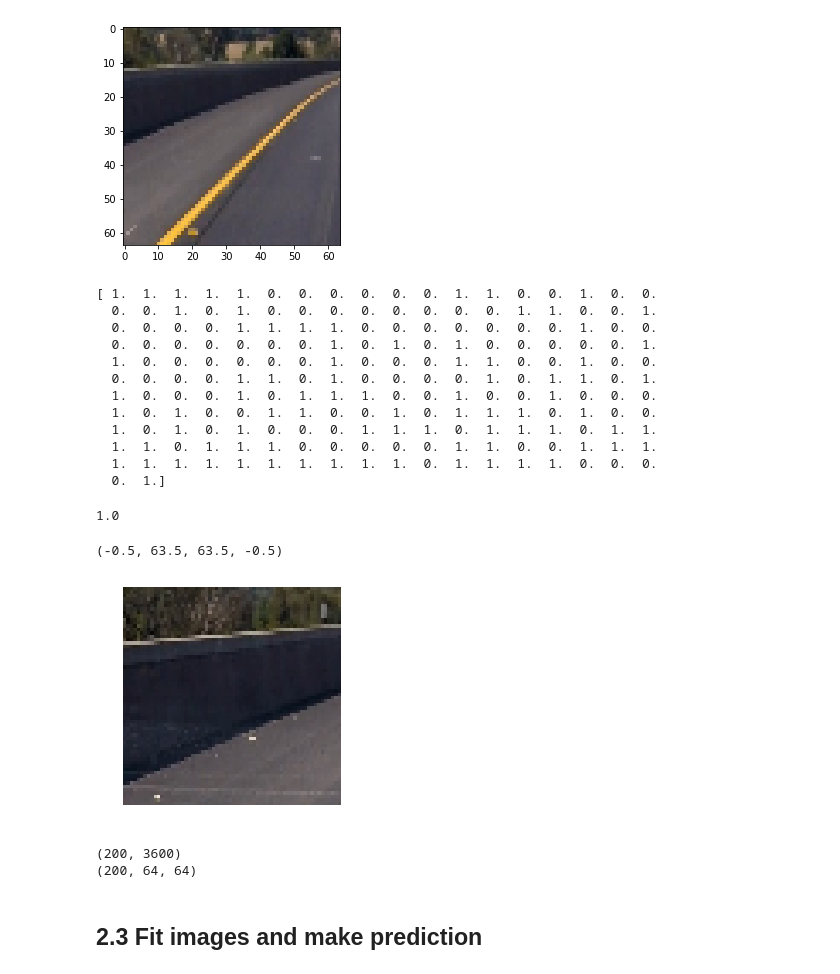
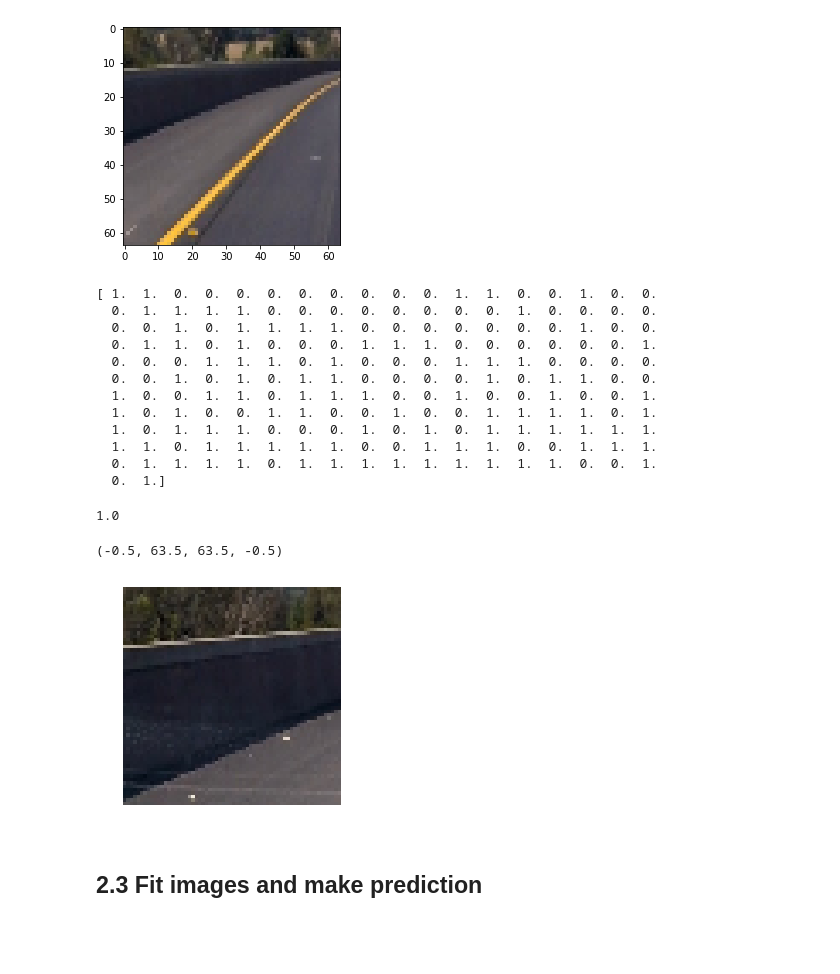
Before and after one commit to Wolfgang90/vehicleTracking, a Jupyter notebook: vehicle_detection_and_tracking.ipynb, the cells around one changed output. Saved outputs shown, nothing was run; the diff lists cells and outputs as text; code cells hidden in the pictures; blank space fills up the shorter version.

```diff
--- a/vehicle_detection_and_tracking.ipynb
+++ b/vehicle_detection_and_tracking.ipynb
@@ -202,8 +202,8 @@ imgs_vehicle = glob.glob('labeled_data/vehicles/*/*.png')
 imgs_non_vehicle = glob.glob('labeled_data/non-vehicles/*/*.png')
 
 # Shuffle pathes
-imgs_vehicle = shuffle(imgs_vehicle,random_state = 100)
-imgs_non_vehicle = shuffle(imgs_non_vehicle, random_state = 100)
+#imgs_vehicle = shuffle(imgs_vehicle,random_state = 100)
+#imgs_non_vehicle = shuffle(imgs_non_vehicle, random_state = 100)
 print("Number of images with cars:\t{}\nNumber of images without cars:\t{}\nTotal number of images:\t{}".format(len(imgs_vehicle),len(imgs_non_vehicle),len(imgs_vehicle)+len(imgs_non_vehicle)))
 # %% [output]
 Number of images with cars:     8792
@@ -243,28 +261,29 @@ def visualize_hog(img, hog_channel):
     feature_vec = True
 
     # Initialize lists to take up parameters for all images to be visualized (already contains initial image)
-    imgs = [img]
+    img_tmp = np.copy(img)
+    imgs = [img_tmp]
     cmaps = [None]
     headings = ["Start image"]
 
     # Add parameters for 0-image channel to lists
     if hog_channel == 0 or hog_channel == "ALL":
-        imgs.append(img[:,:,0])
+        imgs.append(img_tmp[:,:,0])
         cmaps.append("gray")
         headings.append("Channel 0")
     # Add parameters for 1-image channel to lists
     if hog_channel == 1 or hog_channel == "ALL":
-        imgs.append(img[:,:,1])
+        imgs.append(img_tmp[:,:,1])
         cmaps.append("gray")
         headings.append("Channel 1")
     # Add parameters for 2-image channel to lists
     if hog_channel == 2 or hog_channel == "ALL":
-        imgs.append(img[:,:,2])
+        imgs.append(img_tmp[:,:,2])
         cmaps.append("gray")
         headings.append("Channel 2")
     # Add parameters for all-image channels (black and white image) to lists
     if hog_channel == "ALL":
-        imgs.append(cv2.cvtColor(img, cv2.COLOR_RGB2GRAY))
+        imgs.append(cv2.cvtColor(img_tmp, cv2.COLOR_RGB2GRAY))
         cmaps.append("gray")
         headings.append("All")
 
@@ -310,12 +329,9 @@ try:
 
 
 except:
-    # Generate label vector for vehicle and non-vehicle
-    vehicle_label = np.ones(len(imgs_vehicle))
-    non_vehicle_label = np.zeros(len(imgs_non_vehicle))
 
     # Concatenate label vectors
-    y = np.concatenate((vehicle_label,non_vehicle_label))
+    y = np.hstack((np.ones(len(imgs_vehicle)),np.zeros(len(imgs_non_vehicle))))
 
 
 
@@ -682,31 +752,31 @@ def make_prediction(windows_scaled):
 x=make_prediction(windows_scaled)
 print(x)
 # %% [output]
-[ 1.  1.  1.  1.  1.  0.  0.  0.  0.  0.  0.  1.  1.  0.  0.  1.  0.  0.
-  0.  0.  1.  0.  1.  0.  0.  0.  0.  0.  0.  0.  0.  1.  1.  0.  0.  1.
-  0.  0.  0.  0.  1.  1.  1.  1.  0.  0.  0.  0.  0.  0.  0.  1.  0.  0.
-  0.  0.  0.  0.  0.  0.  0.  1.  0.  1.  0.  1.  0.  0.  0.  0.  0.  1.
-  1.  0.  0.  0.  0.  0.  0.  1.  0.  0.  0.  1.  1.  0.  0.  1.  0.  0.
-  0.  0.  0.  0.  1.  1.  0.  1.  0.  0.  0.  0.  1.  0.  1.  1.  0.  1.
-  1.  0.  0.  0.  1.  0.  1.  1.  1.  0.  0.  1.  0.  0.  1.  0.  0.  0.
-  1.  0.  1.  0.  0.  1.  1.  0.  0.  1.  0.  1.  1.  1.  0.  1.  0.  0.
-  1.  0.  1.  0.  1.  0.  0.  0.  1.  1.  1.  0.  1.  1.  1.  0.  1.  1.
-  1.  1.  0.  1.  1.  1.  0.  0.  0.  0.  0.  1.  1.  0.  0.  1.  1.  1.
-  1.  1.  1.  1.  1.  1.  1.  1.  1.  1.  0.  1.  1.  1.  1.  0.  0.  0.
+[ 1.  1.  0.  0.  0.  0.  0.  0.  0.  0.  0.  1.  1.  0.  0.  1.  0.  0.
+  0.  1.  1.  1.  1.  0.  0.  0.  0.  0.  0.  0.  0.  1.  0.  0.  0.  0.
+  0.  0.  1.  0.  1.  1.  1.  1.  0.  0.  0.  0.  0.  0.  0.  1.  0.  0.
+  0.  1.  1.  0.  1.  0.  0.  0.  1.  1.  1.  0.  0.  0.  0.  0.  0.  1.
+  0.  0.  0.  1.  1.  1.  0.  1.  0.  0.  0.  1.  1.  1.  0.  0.  0.  0.
+  0.  0.  1.  0.  1.  0.  1.  1.  0.  0.  0.  0.  1.  0.  1.  1.  0.  0.
+  1.  0.  0.  1.  1.  0.  1.  1.  1.  0.  0.  1.  0.  0.  1.  0.  0.  1.
+  1.  0.  1.  0.  0.  1.  1.  0.  0.  1.  0.  0.  1.  1.  1.  1.  0.  1.
+  1.  0.  1.  1.  1.  0.  0.  0.  1.  0.  1.  0.  1.  1.  1.  1.  1.  1.
+  1.  1.  0.  1.  1.  1.  1.  1.  0.  0.  1.  1.  1.  0.  0.  1.  1.  1.
+  0.  1.  1.  1.  1.  0.  1.  1.  1.  1.  1.  1.  1.  1.  1.  0.  0.  1.
   0.  1.]
 # %%
-num = 1
+num = 0
 example = window_imgs[num]
 print(x[num])
 #feature_test = get_window_features(example)
 
 plt.imshow(example)
 plt.axis("off")
 #svc.predict(feature_test)
 # %% [output]
 1.0
 (-0.5, 63.5, 63.5, -0.5)
-[figure, old version]
+[figure, new version]
 # %%
     vehicle_features = extract_features(imgs_vehicle, color_space = color_space, spatial_size = spatial_size,
                                         hist_bins=hist_bins, orient=orient, pix_per_cell=pix_per_cell,
@@ -777,9 +847,6 @@ def get_img_features(img, window_positions, y_start, y_stop):
 window_features, window_imgs = get_img_features(test_imgs[0], window_positions,y_start=y_start, y_stop=y_stop)
 print(window_features.shape)
 print(window_imgs.shape)
-# %% [output]
-(200, 3600)
-(200, 64, 64)
 # %% [markdown]
 ## 2.3 Fit images and make prediction
 # %%
```
Also changed, not shown: parts of 18 cells of this notebook, 1 other file.
